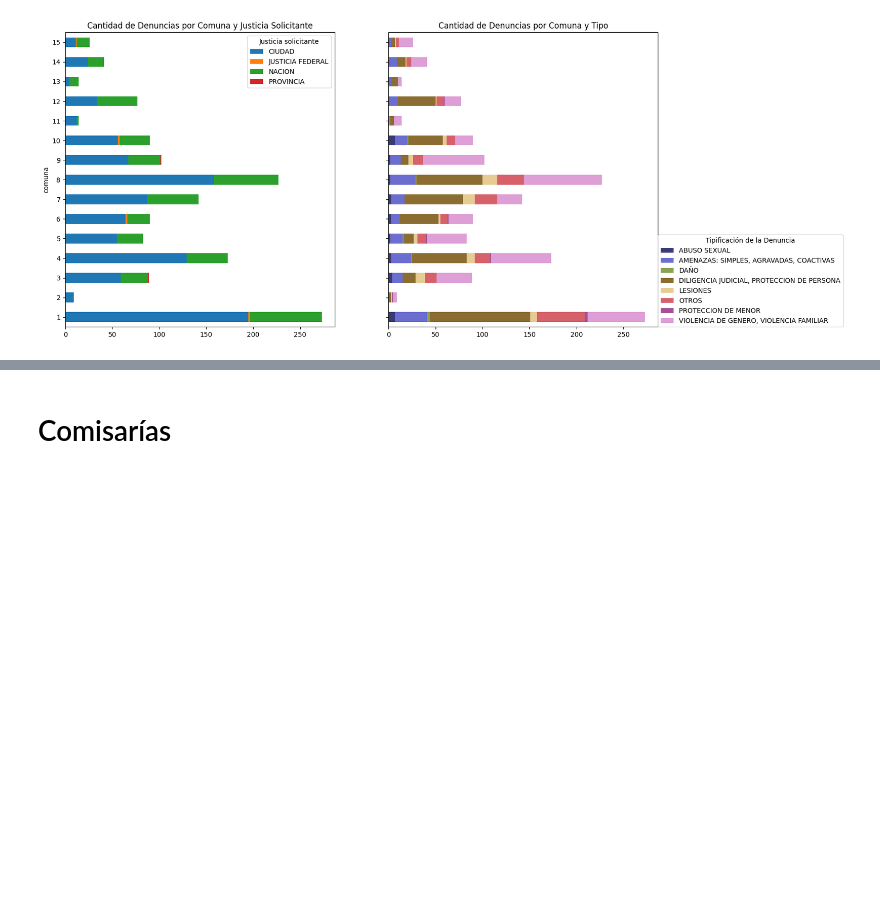
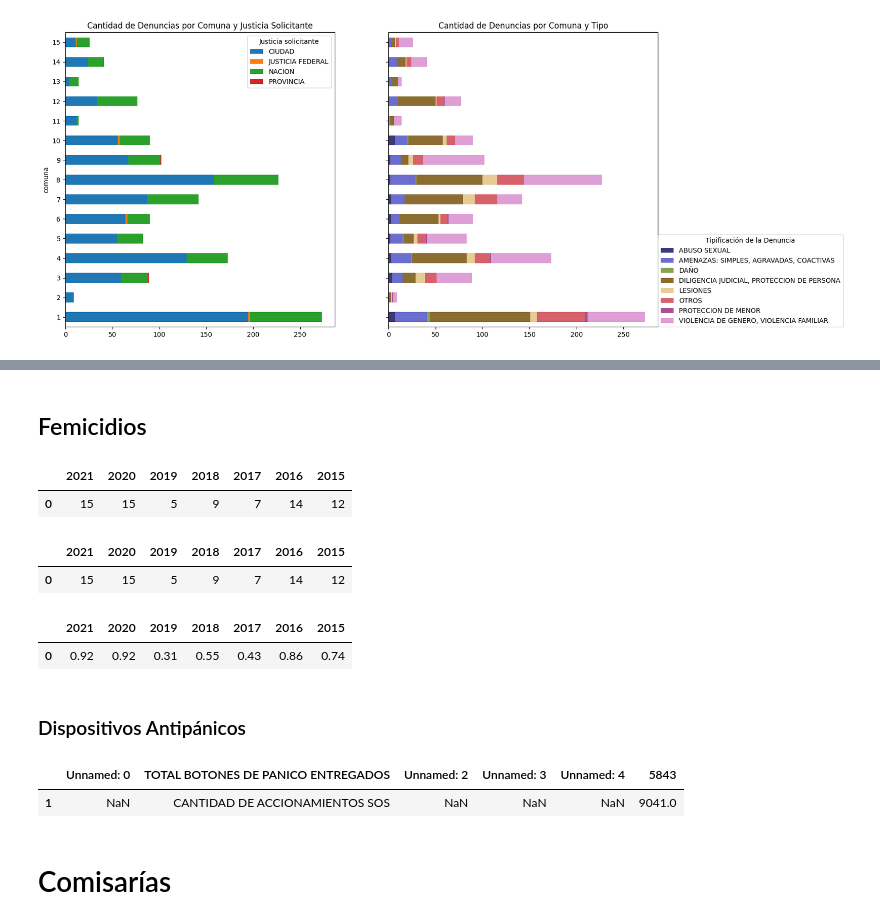
Before and after one commit to juanseh238/comuna-tracker, a Jupyter notebook: 03_eda_seguridad.ipynb, the cells around one changed output, grey strips where cells are left out. Cells and saved outputs as stored; diff of their text form; code cells hidden in the pictures; blank space fills up the shorter version.

```diff
--- a/03_eda_seguridad.ipynb
+++ b/03_eda_seguridad.ipynb
@@ -460,3 +453,30 @@ mapa_vdg.groupby("comuna").tipificacion.value_counts(normalize=True).unstack().f
+# %% [markdown]
+## Femicidios
+# %%
+victimas_femicidio = pd.read_csv(os.path.join(DATA_PATH, "vict_fem_annio__g_edad_limpio.csv"), sep=";")
+victimas_femicidio.sample()
+# %% [output]
+|  | 2021 | 2020 | 2019 | 2018 | 2017 | 2016 | 2015 |
+| 0 | 15 | 15 | 5 | 9 | 7 | 14 | 12 |
+# %%
+victimas_femicidio
+# %% [output]
+|  | 2021 | 2020 | 2019 | 2018 | 2017 | 2016 | 2015 |
+| 0 | 15 | 15 | 5 | 9 | 7 | 14 | 12 |
+# %%
+tasa_victimas_femicidio = pd.read_csv(os.path.join(DATA_PATH, "tas_femic_annio_limpio.csv"), sep=";")
+tasa_victimas_femicidio
+# %% [output]
+|  | 2021 | 2020 | 2019 | 2018 | 2017 | 2016 | 2015 |
+| 0 | 0.92 | 0.92 | 0.31 | 0.55 | 0.43 | 0.86 | 0.74 |
+# %% [markdown]
+### Dispositivos Antipánicos
+# %%
+dispositivos_antipanico = pd.read_csv(os.path.join(DATA_PATH, "cantidad-de-dispositivos-antipanico.csv"), sep=";")
+dispositivos_antipanico[~dispositivos_antipanico.isnull().all(1)] # la mayoria de las filas estan completamente vacias
+# %% [output]
+|  | Unnamed: 0 | TOTAL BOTONES DE PANICO ENTREGADOS | Unnamed: 2 | Unnamed: 3 | Unnamed: 4 | 5843 |
+| 1 | NaN | CANTIDAD DE ACCIONAMIENTOS SOS | NaN | NaN | NaN | 9041.0 |
 # %% [markdown]
 # Comisarías
 # %%
```
Also changed, not shown: parts of 29 cells of this notebook, 49 other files.
